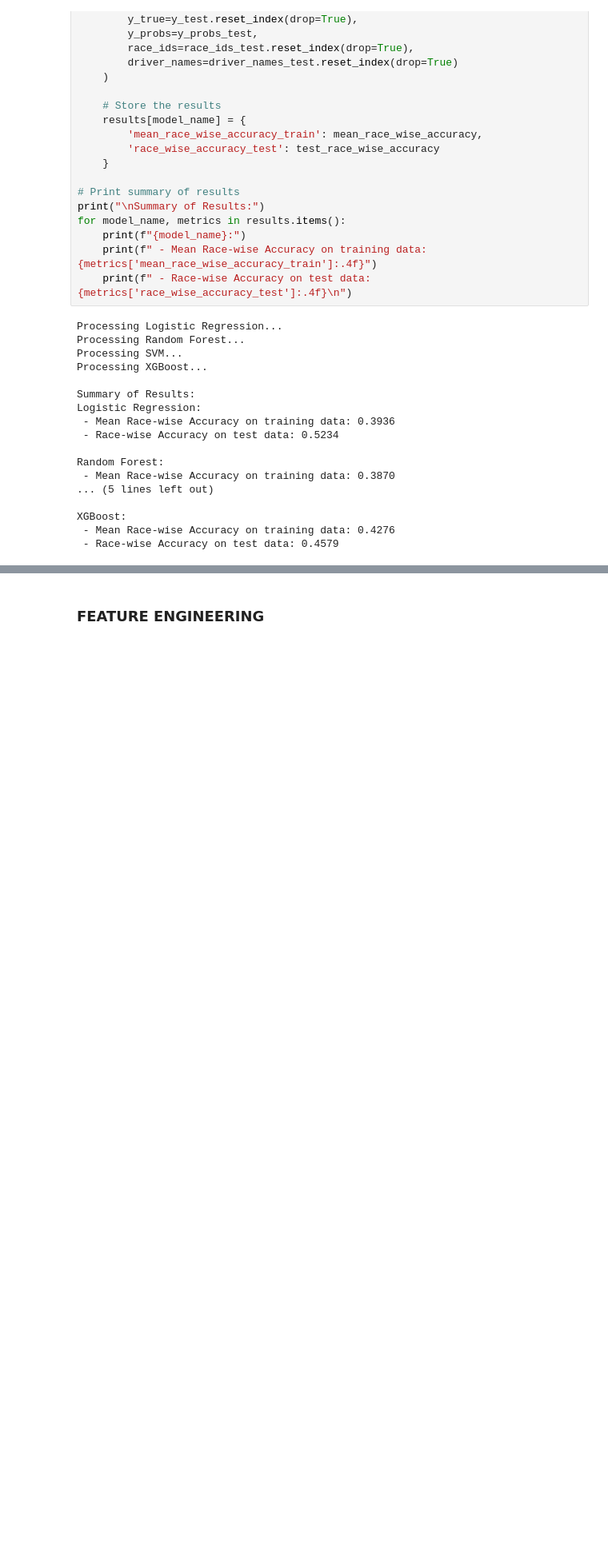
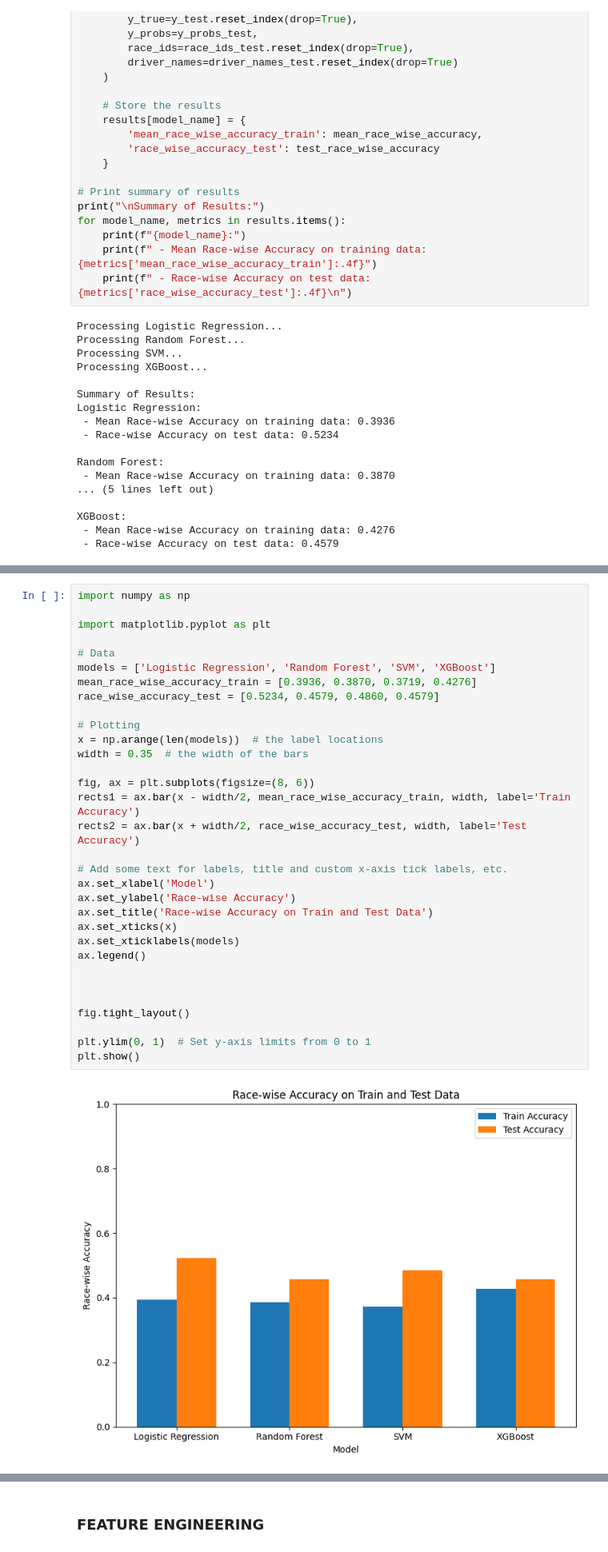
Before and after one commit to joelcalm/Formula1Prediction, a Jupyter notebook: f1_2.ipynb, the cells around one changed output, grey strips where cells are left out. Shown at 80% size. Saved outputs shown, nothing was run; the diff lists cells and outputs as text; blank space fills up the shorter version.

```diff
--- a/f1_2.ipynb
+++ b/f1_2.ipynb
@@ -1190,3 +1299,37 @@ XGBoost:
+# %%
+import numpy as np
+
+import matplotlib.pyplot as plt
+
+# Data
+models = ['Logistic Regression', 'Random Forest', 'SVM', 'XGBoost']
+mean_race_wise_accuracy_train = [0.3936, 0.3870, 0.3719, 0.4276]
+race_wise_accuracy_test = [0.5234, 0.4579, 0.4860, 0.4579]
+
+# Plotting
+x = np.arange(len(models))  # the label locations
+width = 0.35  # the width of the bars
+
+fig, ax = plt.subplots(figsize=(8, 6))
+rects1 = ax.bar(x - width/2, mean_race_wise_accuracy_train, width, label='Train Accuracy')
+rects2 = ax.bar(x + width/2, race_wise_accuracy_test, width, label='Test Accuracy')
+
+# Add some text for labels, title and custom x-axis tick labels, etc.
+ax.set_xlabel('Model')
+ax.set_ylabel('Race-wise Accuracy')
+ax.set_title('Race-wise Accuracy on Train and Test Data')
+ax.set_xticks(x)
+ax.set_xticklabels(models)
+ax.legend()
+
+
+
+fig.tight_layout()
+
+plt.ylim(0, 1)  # Set y-axis limits from 0 to 1
+plt.show()
+# %% [output]
+[figure, added]
 # %%
 import matplotlib.pyplot as plt
 
```
Also changed, not shown: parts of 34 cells of this notebook, 1 other file.
